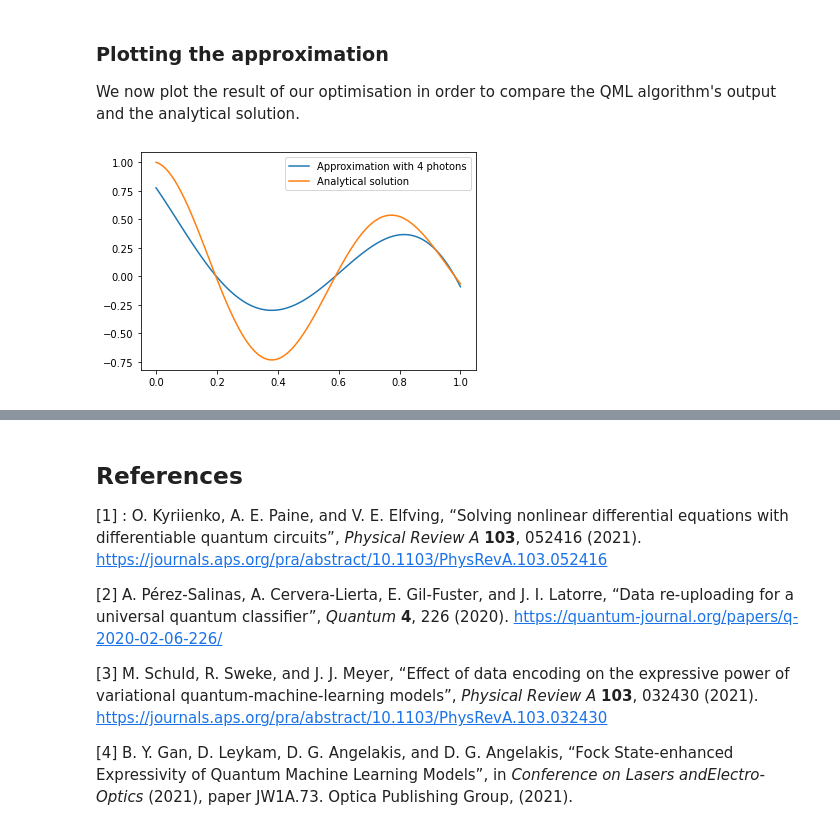
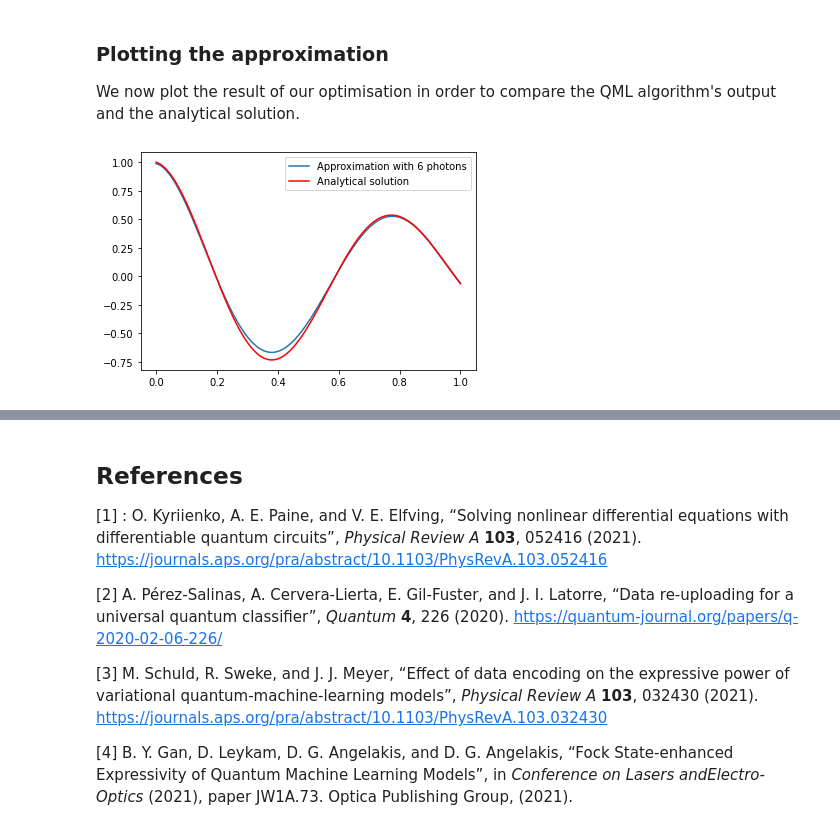
Before and after one commit to Quandela/Perceval, a Jupyter notebook: docs/source/notebooks/Differential equation solving.ipynb, the cells around one changed output, grey strips where cells are left out. Saved outputs shown, nothing was run; the diff lists cells and outputs as text; code cells hidden in the pictures.

```diff
--- a/docs/source/notebooks/Differential equation solving.ipynb
+++ b/docs/source/notebooks/Differential equation solving.ipynb
@@ -88,3 +79,5 @@ import itertools as it
+# %%
+nphotons = 6
 # %% [markdown]
 ### Differential equation parameters
 
@@ -157,0 +117,4 @@ def qr_haar(parameters,m):
+# %%
+# Input state with N photons and m modes
+input_state = pcvl.BasicState([1]*N+[0]*(m-N))
+print(input_state)
@@ -215,4 +190,18 @@ def computation(params):
 ### Classical optimisation
 
 Finally the code below performs the optimisation procedure using the loss function defined in the previous section. To this end, we use a Broyden–Fletcher–Goldfarb–Shanno (BFGS) optimiser \[5\] from the SciPy library.
+# %%
+def callbackF(parameters):
+    """callback function called by scipy.optimize.minimize allowing to monitor progress"""
+    global current_loss
+    global computation_count
+    global loss_evolution
+    global start_time
+    now = time.time()
+    pbar.set_description("M= %d Loss: %0.5f #computations: %d elapsed: %0.5f" %
+                         (m, current_loss, computation_count, now-start_time))
+    pbar.update(1)
+    loss_evolution.append((current_loss, now-start_time))
+    computation_count = 0
+    start_time = now
 # %%
@@ -300,5 +241,27 @@ def plot_solution(optim_param, lambda_random, nx=100):
-# %%
-plot_solution(res.x, lambda_random)
-# %% [output]
-[figure, removed]
+# %%
+def plot_solution(m, N, X, optim_params, lambda_random):
+    Y = []
+    U_1 = pcvl.Matrix.random_unitary(m, optim_params[:2 * m ** 2])
+    U_2 = pcvl.Matrix.random_unitary(m, optim_params[2 * m ** 2:])
+    simulator_backend = pcvl.BackendFactory().get_backend("SLOS")
+    px = pcvl.P("x")
+    c = pcvl.Circuit(m, U_2) // (0, phys.PS(px)) // pcvl.Circuit(m, U_1)
+
+    for x in X:
+        px.set_value(x)
+        U = c.compute_unitary(use_symbolic=False)
+        s1.U = U
+        f_theta = np.sum(np.multiply(s1.all_prob(input_state), lambda_random))
+        Y.append(f_theta)
+    exact = u(X)
+    plt.plot(X, Y, label="Approximation with {} photons".format(N))
+# %%
+X = np.linspace(range_min, range_max, 200)
+plot_solution(m, N, X, res.x, lambda_random)
+
+plt.plot(X, u(X), 'r', label='Analytical solution')
+plt.legend()
+plt.show()
+# %% [output]
+[figure, added]
 # %%
```
Also changed, not shown: parts of 24 cells of this notebook.
